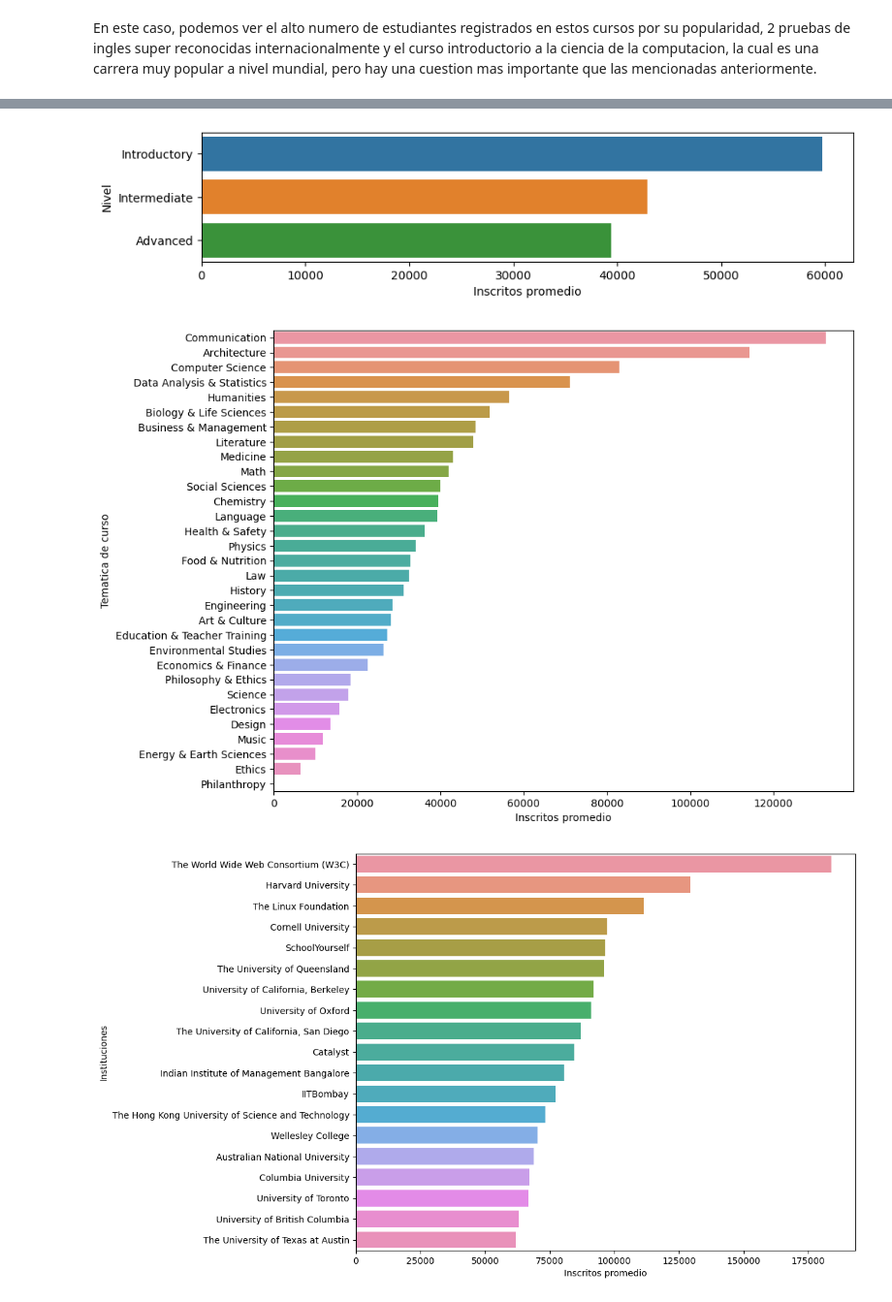
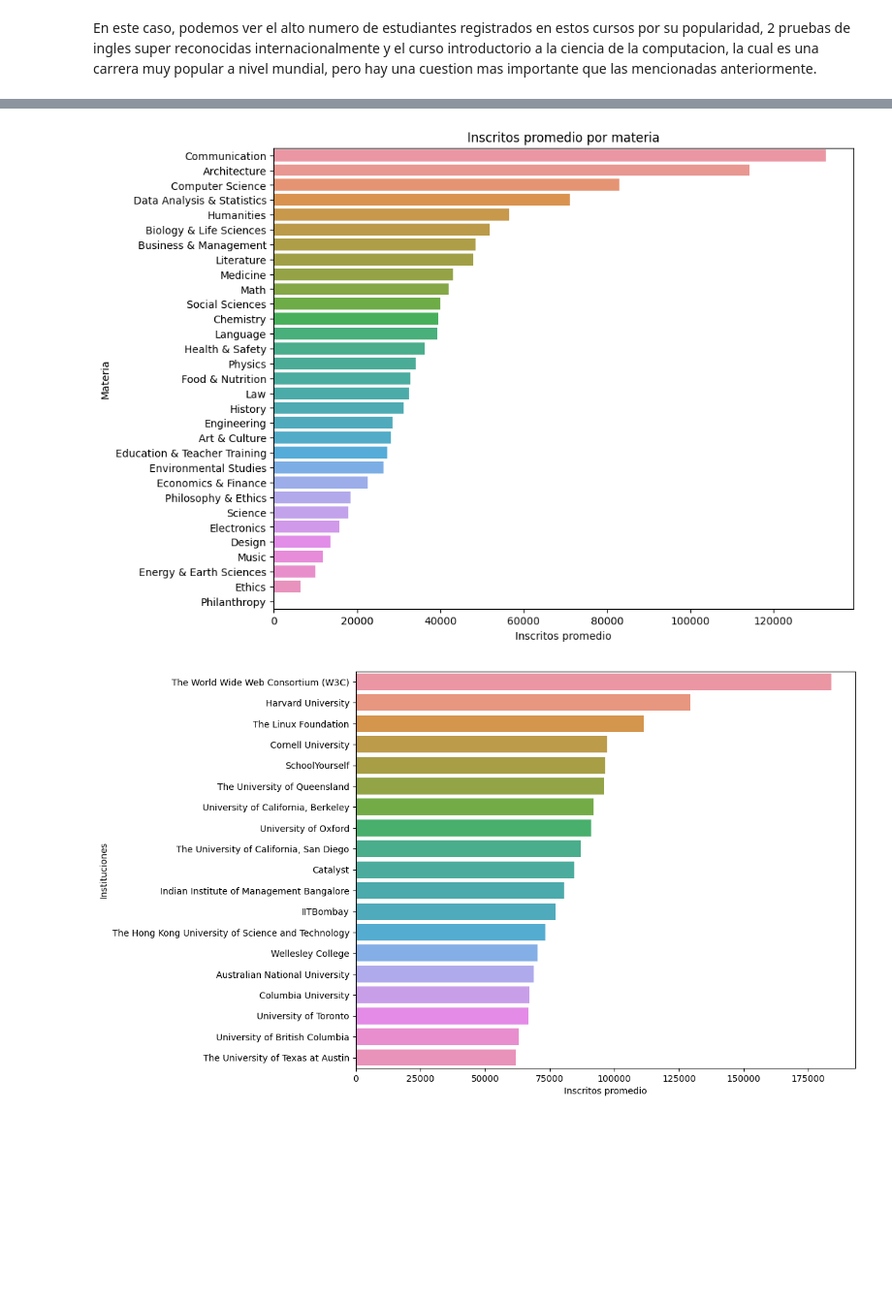
Before and after one commit to Magic-Mario/mooc_lab02, a Jupyter notebook: notebooks/tranforms_eda.ipynb, the cells around one changed output, grey strips where cells are left out. Shown at 97% size. Cells and saved outputs as stored; diff of their text form; code cells hidden in the pictures; blank space fills up the shorter version.

```diff
--- a/notebooks/tranforms_eda.ipynb
+++ b/notebooks/tranforms_eda.ipynb
@@ -324,27 +360,16 @@ En este caso, podemos ver el alto numero de estudiantes registrados en estos cur
 # %%
-level_df = edx_df.groupby('Level')['n_enrolled'].mean()
-students_per_level = pd.DataFrame({'level': level_df.index, 'n_enrolled': level_df.values})
-students_per_level = students_per_level.sort_values('n_enrolled', ascending=False)
+subject_df = edx_df.groupby('subject')['n_enrolled'].mean()
+students_per_subject = pd.DataFrame({'subject': subject_df.index, 'n_enrolled': subject_df.values})
+students_per_subject = students_per_subject.sort_values('n_enrolled', ascending=False)
 
-fig, ax = plt.subplots(figsize=(10, 2))
-sns.barplot(y='level', x='n_enrolled', data=students_per_level)
+fig, ax = plt.subplots(figsize=(10, 8))
+sns.barplot(y='subject', x='n_enrolled', data=students_per_subject)
 plt.xlabel('Inscritos promedio')
-plt.ylabel('Nivel')
+plt.ylabel('Materia')
+plt.title('Inscritos promedio por materia')
 plt.show()
 # %% [output]
-[figure, old version]
+[figure, new version]
-# %%
-level_df = edx_df.groupby('subject')['n_enrolled'].mean()
-students_per_subject = pd.DataFrame({'subject': level_df.index, 'n_enrolled': level_df.values})
-students_per_subject = students_per_subject.sort_values('n_enrolled', ascending=False)
-
-fig, ax = plt.subplots(figsize=(10, 8))
-sns.barplot(y='subject', x='n_enrolled', data=students_per_subject)
-plt.xlabel('Inscritos promedio')
-plt.ylabel('Tematica de curso')
-plt.show()
-# %% [output]
-[figure, removed]
 # %%
 level_df = edx_df.groupby('institution')['n_enrolled'].mean()
 students_per_institution = pd.DataFrame({'institution': level_df.index, 'n_enrolled': level_df.values})
```
Also changed, not shown: parts of 24 cells of this notebook, 2 other files.
